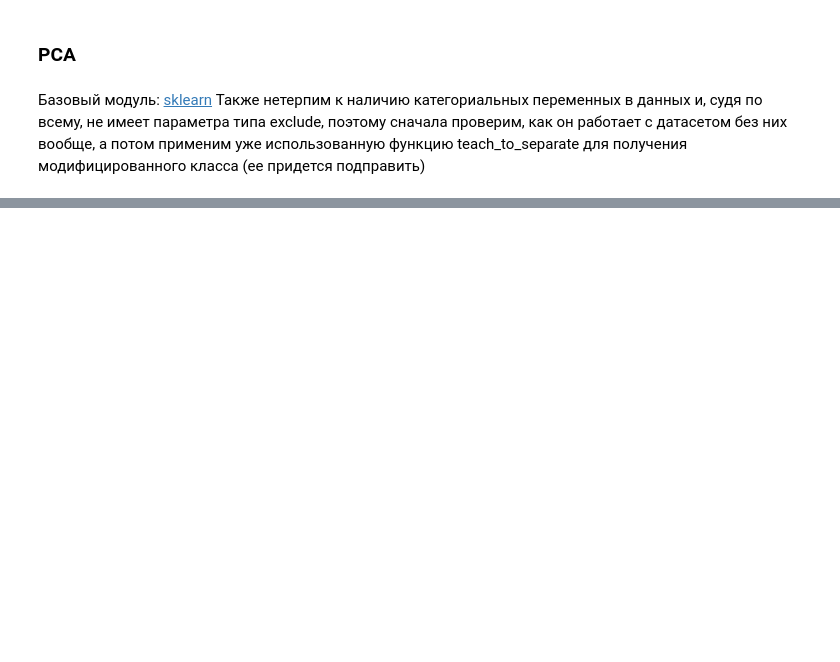
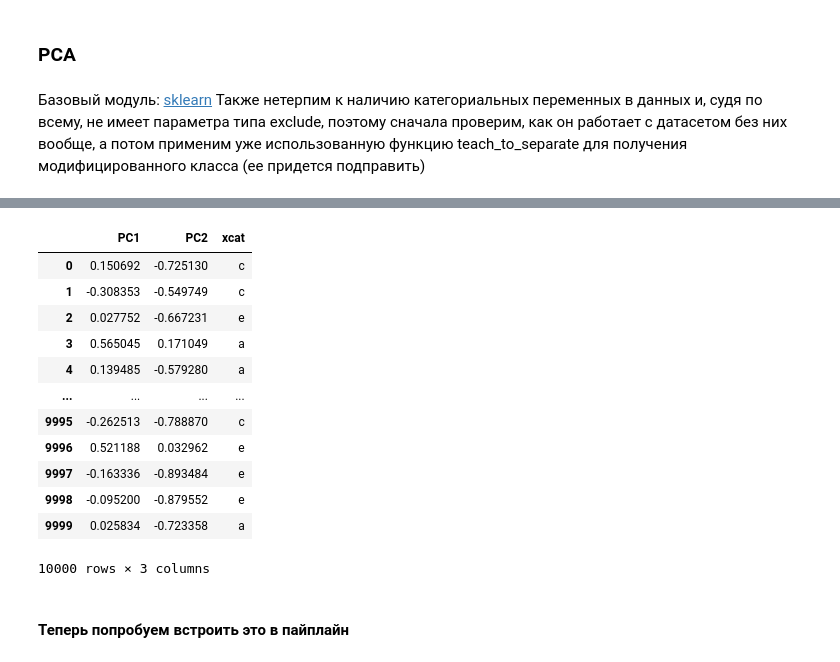
Before and after one commit to uasek/credit_scoring_project, a Jupyter notebook: scoring_model/feature_engineering.ipynb, the cells around one changed output, grey strips where cells are left out. Drawn from its saved outputs; the diff is of its cells as text; code cells hidden in the pictures; blank space fills up the shorter version.

```diff
--- a/scoring_model/feature_engineering.ipynb
+++ b/scoring_model/feature_engineering.ipynb
@@ -181,0 +77,2 @@ Gini: 0.8059570815450643
+# %%
+test_df = mvm.create_test_df(nans = False) #создадим тестовый сет
@@ -181,0 +104,29 @@ Gini: 0.8059570815450643
+# %%
+PCASeparated = mvm.teach_to_separate(sklearn.decomposition.KernelPCA)
+PCAer = PCASeparated(n_components = 2,  #сколько оставить компонентов; по дефолту - все
+                            kernel = "poly", #ядро. По дфеолту линейное. Можно сделать своё, но тогда его нужно предварительно вычислить отдельно,
+                                        #поставить kernel = "precomputed" и передать уже вычисленное ядро в качестве X
+                            degree = 3, #степень полинома для некоторых типов ядер. Важный параметр для тьюнинга, но сильно напрягает процессор
+                            n_jobs = 2, #объект умеет быть многопоточным! -1 займет все ядра
+                            categorical_variables = ["xcat"], #параметр дочернего класса
+                            functionality = "PCA" #параметр дочернего класса
+                    )
+
+PCAer.fit(test_df)
+PCAer.transform(test_df)
+# %% [output]
+|  | PC1 | PC2 | xcat |
+| 0 | 0.150692 | -0.725130 | c |
+| 1 | -0.308353 | -0.549749 | c |
+| 2 | 0.027752 | -0.667231 | e |
+| 3 | 0.565045 | 0.171049 | a |
+| 4 | 0.139485 | -0.579280 | a |
+| ... | ... | ... | ... |
+| 9995 | -0.262513 | -0.788870 | c |
+| 9996 | 0.521188 | 0.032962 | e |
+| 9997 | -0.163336 | -0.893484 | e |
+| 9998 | -0.095200 | -0.879552 | e |
+| 9999 | 0.025834 | -0.723358 | a |
+10000 rows × 3 columns
+# %% [markdown]
+#### Теперь попробуем встроить это в пайплайн
```
Also changed, not shown: parts of 17 cells of this notebook, 1 other file.
